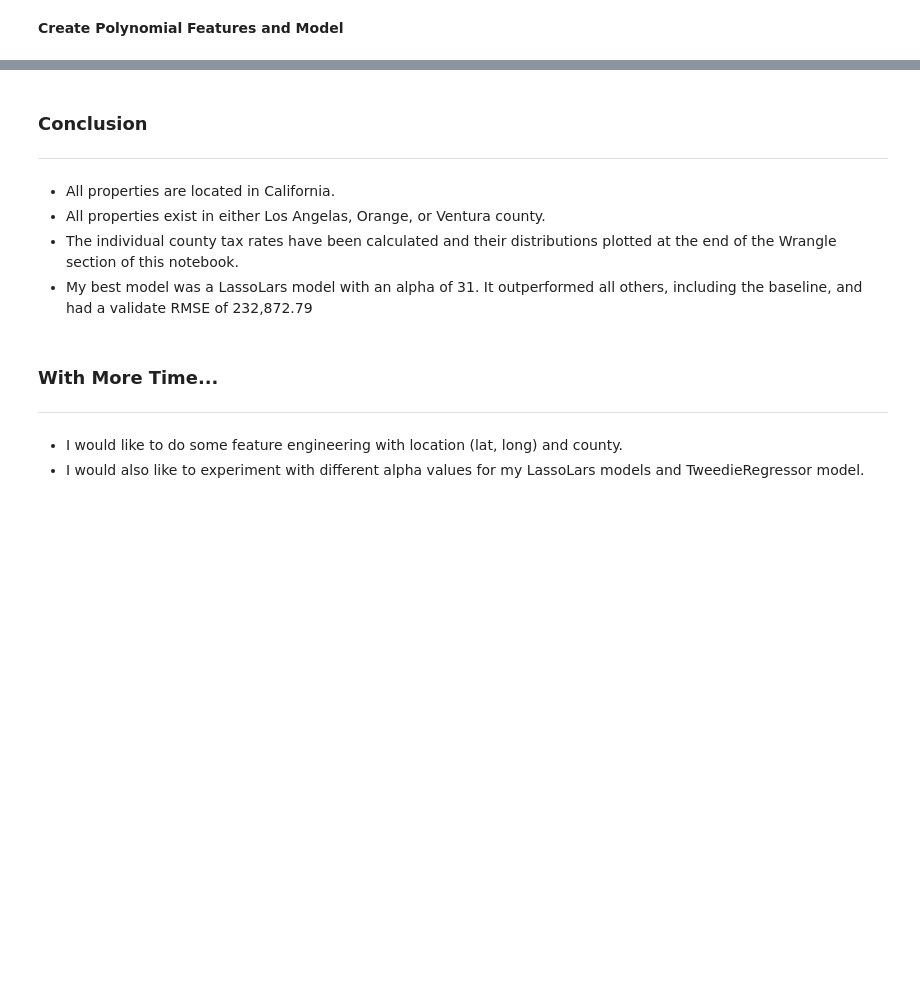
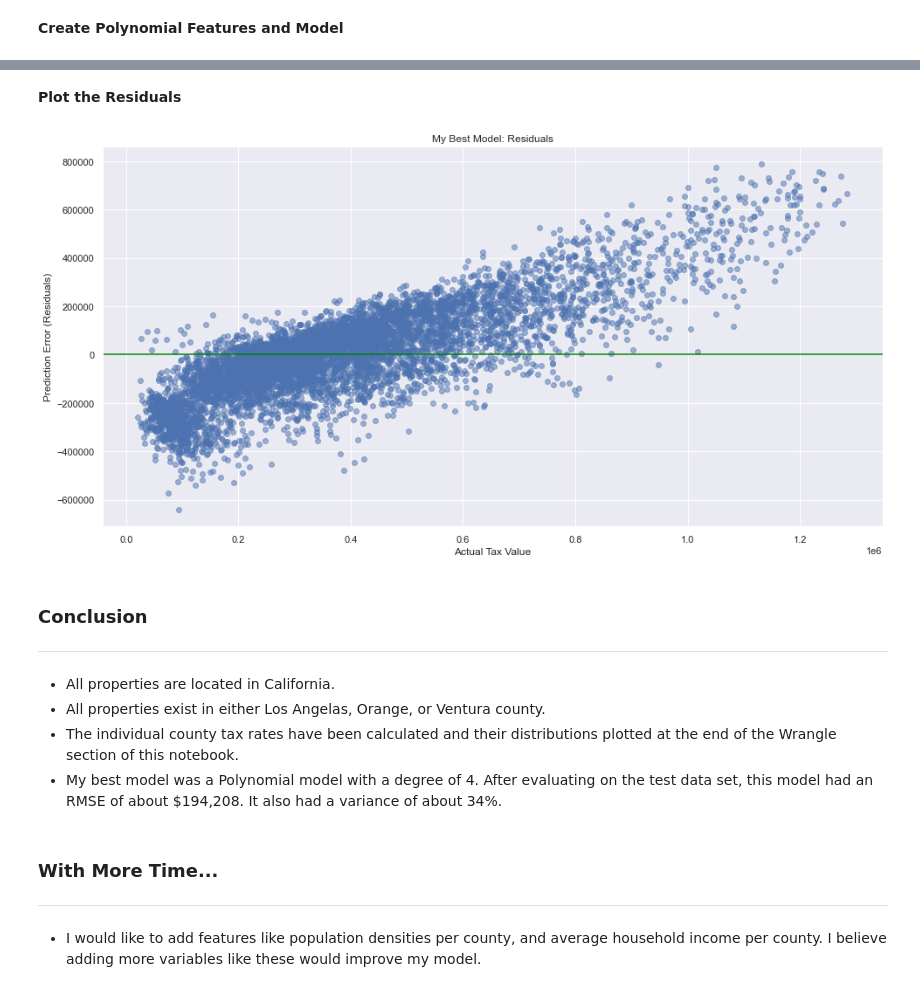
Before and after one commit to johnathon-smith/zillow_regression_project, a Jupyter notebook: final_report.ipynb, the cells around one changed output, grey strips where cells are left out. Cells and saved outputs as stored; diff of their text form; code cells hidden in the pictures; blank space fills up the shorter version.

```diff
--- a/final_report.ipynb
+++ b/final_report.ipynb
@@ -363,3 +475,9 @@ I will wait to evaluate any model on the test set, until I am happy with my chos
+# %% [markdown]
+__Plot the Residuals__
+# %%
+model.plot_residuals(y_test)
+# %% [output]
+[figure, added]
 # %% [markdown]
 ### Conclusion
 ***
@@ -367,10 +485,9 @@ I will wait to evaluate any model on the test set, until I am happy with my chos
 * All properties are located in California.
 * All properties exist in either Los Angelas, Orange, or Ventura county.
 * The individual county tax rates have been calculated and their distributions plotted at the end of the Wrangle section of this notebook.
-* My best model was a LassoLars model with an alpha of 31. It outperformed all others, including the baseline, and had a validate RMSE of 232,872.79
+* My best model was a Polynomial model with a degree of 4. After evaluating on the test data set, this model had an RMSE of about $194,208. It also had a variance of about 34%.
 # %% [markdown]
 ### With More Time...
 ***
 
-* I would like to do some feature engineering with location (lat, long) and county.
-* I would also like to experiment with different alpha values for my LassoLars models and TweedieRegressor model.
+* I would like to add features like population densities per county, and average household income per county. I believe adding more variables like these would improve my model.
```
Also changed, not shown: parts of 48 cells of this notebook.
